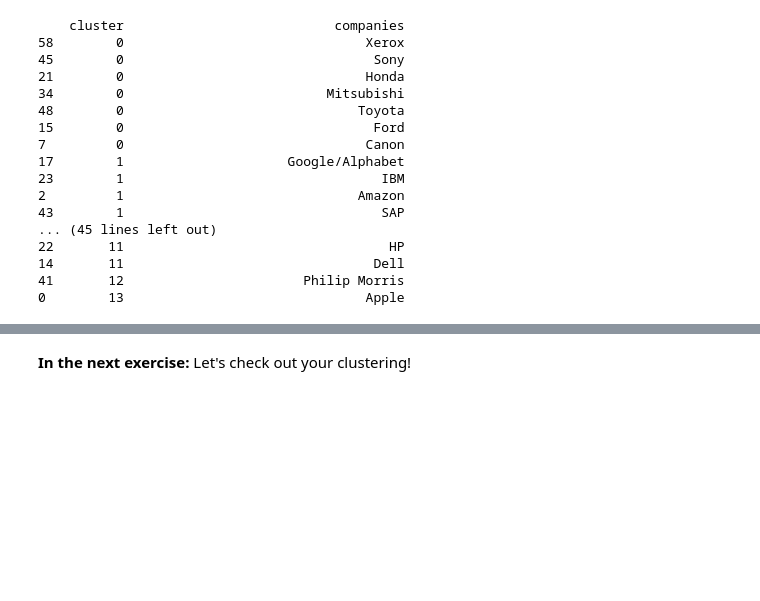
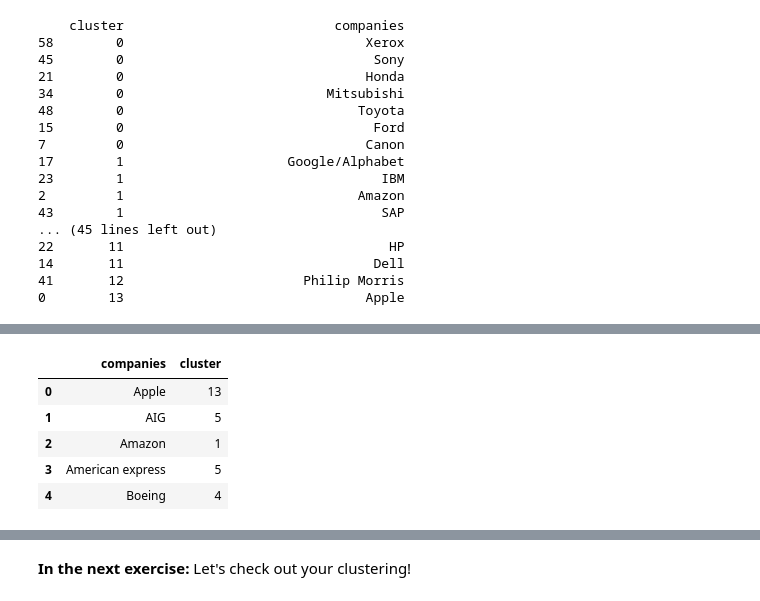
Before and after one commit to jasonlow34/exercisegit, a Jupyter notebook: Week6Exercises/W6 - Exercise 2 - Clustering_stocks_using_kmeans.ipynb, the cells around one changed output, grey strips where cells are left out. Drawn from its saved outputs; the diff is of its cells as text; code cells hidden in the pictures; blank space fills up the shorter version.

```diff
--- a/Week6Exercises/W6 - Exercise 2 - Clustering_stocks_using_kmeans.ipynb
+++ b/Week6Exercises/W6 - Exercise 2 - Clustering_stocks_using_kmeans.ipynb
@@ -98,0 +105,9 @@ Exception: Data must be 1-dimensional
+# %%
+df.head()
+# %% [output]
+|  | companies | cluster |
+| 0 | Apple | 13 |
+| 1 | AIG | 5 |
+| 2 | Amazon | 1 |
+| 3 | American express | 5 |
+| 4 | Boeing | 4 |
```
Also changed, not shown: parts of 7 cells of this notebook.
